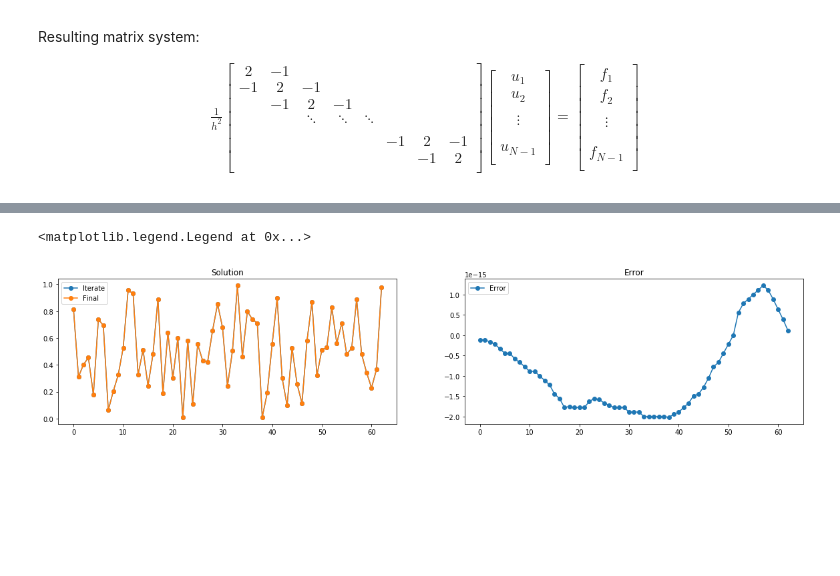
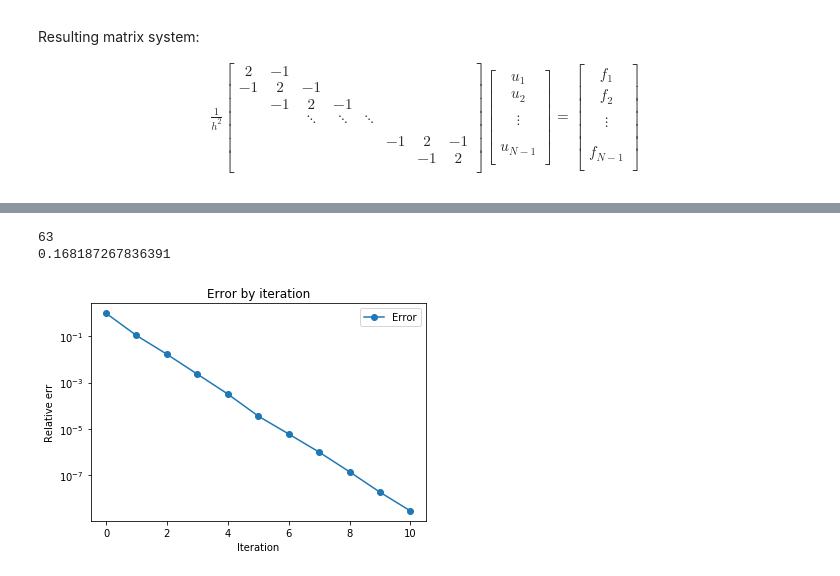
Before and after one commit to waynemitchell/teaching, a Jupyter notebook: notebooks/geometricMultigrid1D.ipynb, the cells around one changed output, grey strips where cells are left out. Saved outputs shown, nothing was run; the diff lists cells and outputs as text; code cells hidden in the pictures; blank space fills up the shorter version.

```diff
--- a/notebooks/geometricMultigrid1D.ipynb
+++ b/notebooks/geometricMultigrid1D.ipynb
@@ -178,53 +167,79 @@ plt.show()
 # %%
-# V-cycle
+# Problem size and fine-grid matrix
+N = 64 # Choose a power of 2. As N increases, CF should stay the same!
+A = ModelProblem1D(N)
+
+# Solution, initial guess, and RHS
+u_final = np.zeros((N-1,))
+f = np.zeros((N-1,))
+u = np.random.rand(N-1)
+u_init = u.copy()
 
 # Setup the hierarchy
 N_fine = N
 num_levels = 1
 A_array = [A]
 u_array = [u]
 f_array = [f]
 P_array = []
 R_array = []
 while N_fine > 4:
     P_array.append( LinearInterpolation1D(N_fine) )
     R_array.append( RestrictionFullWeighting1D(N_fine) )
     N_fine = int(N_fine/2)
     A_array.append( ModelProblem1D(N_fine) )
     u_array.append( np.zeros(N_fine-1) )
     f_array.append( np.zeros(N_fine-1) )
     num_levels = num_levels + 1
 
 
-# Do the V-cycle
+# Do V-cycles
+numIterations = 10
+err = np.zeros(numIterations+1)
+err[0] = np.linalg.norm(u_final - u)
+for it in range(numIterations):
+    # Downsweep
+    for i in range(num_levels-1):
+        GaussSeidel(A_array[i],u_array[i],f_array[i]) # relax
+        f_array[i+1] = np.dot( R_array[i] , f_array[i] - np.dot(A_array[i],u_array[i]) ) # residual restriction
+        u_array[i+1].fill(0)
 
-# Downsweep
-for i in range(num_levels-1):
-    GaussSeidel(A_array[i],u_array[i],f_array[i]) # relax
-    f_array[i+1] = np.dot( R_array[i] , f_array[i] - np.dot(A_array[i],u_array[i]) ) # residual restriction
-    u_array[i+1].fill(0)
+    u_array[num_levels-1] = np.linalg.solve(A_array[num_levels-1], f_array[num_levels-1]) # coarse-grid solve
 
-u_array[num_levels-1] = np.linalg.solve(A_array[num_levels-1], f_array[num_levels-1]) # coarse-grid solve
+    for i in range(num_levels - 2, -1, -1):
+        u_array[i] = u_array[i] + np.dot(P_array[i],u_array[i+1]) # interpolate and add correction
+        GaussSeidel(A_array[i],u_array[i],f_array[i]) # relax
 
-for i in range(num_levels - 2, -1, -1):
-    u_array[i] = u_array[i] + np.dot(P_array[i],u_array[i+1]) # interpolate and add correction
-    GaussSeidel(A_array[i],u_array[i],f_array[i]) # relax
+    err[it+1] = np.linalg.norm(u_final - u_array[0])
 
 u = u_array[0]
 
-# Plot progress toward solution
-plt.subplots(figsize=(20, 4))
-plt.subplot(1,2,1)
-plt.title('Solution')
-plt.plot(u,'-o')
-plt.plot(u_final,'-o')
-plt.legend(['Iterate','Final'])
+# # Plot progress toward solution
+# plt.figure()
+# plt.title('Solution')
+# plt.plot(u,'-o')
+# plt.plot(u_final,'-o')
+# plt.legend(['Iterate','Final'])
 
-# Plot error
-plt.subplot(1,2,2)
-plt.title('Error')
-plt.plot(u_final - u,'-o')
+# # Plot error
+# plt.figure()
+# plt.title('Error')
+# plt.plot(u_final - u,'-o')
+# plt.legend(['Error'])
+
+# Plot error by iteration
+plt.figure()
+plt.title('Error by iteration')
+plt.xlabel('Iteration')
+plt.ylabel('Relative err')
+plt.semilogy(err/err[0],'-o')
 plt.legend(['Error'])
+
+# Print convergence factor
+CF = np.prod(err[1:len(err)-1]/err[0:len(err)-2])**(1.0/numIterations)
+print(N-1)
+print(CF)
 # %% [output]
-<matplotlib.legend.Legend at 0x...>
+63
+0.168187267836391
-[figure, old version]
+[figure, new version]
```
Also changed, not shown: parts of 7 cells of this notebook, 9 other files.
